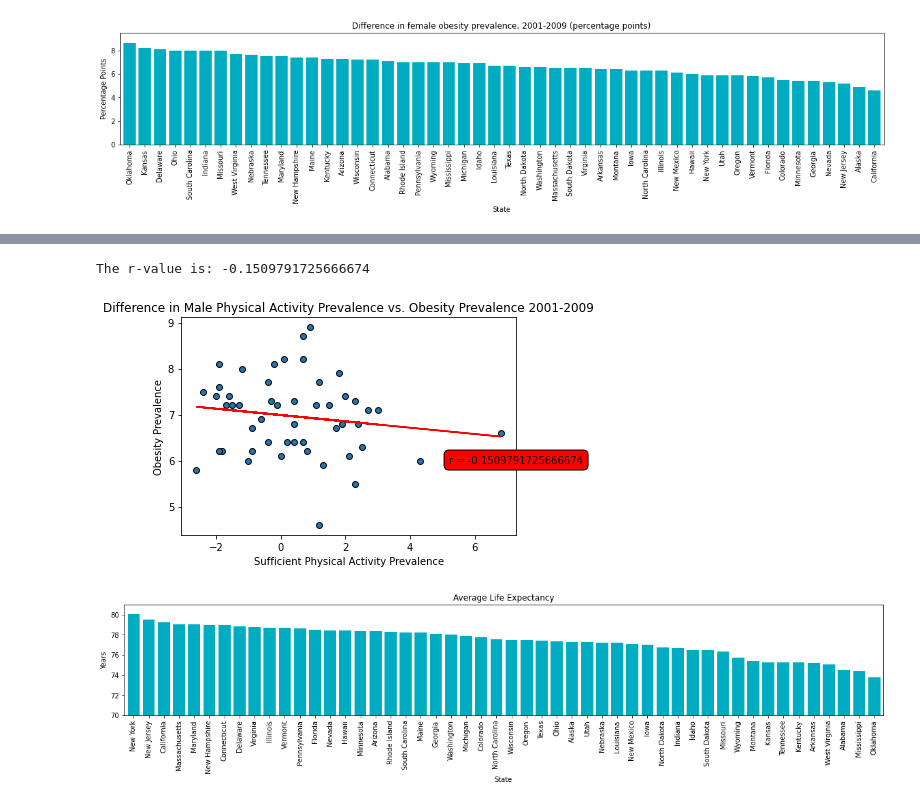
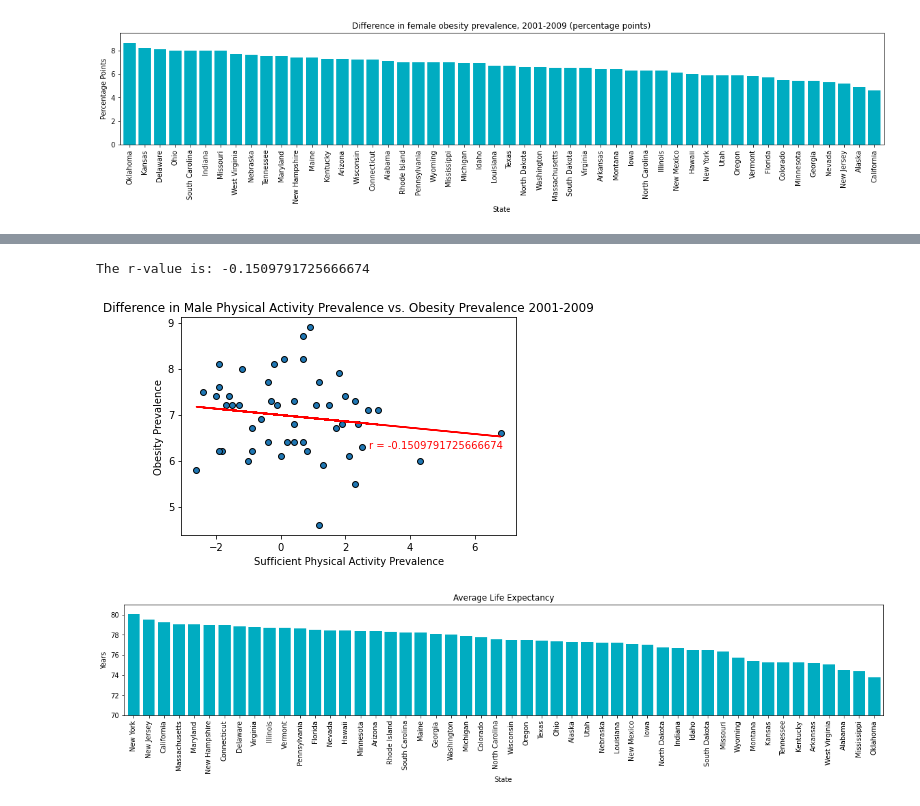
Before and after one commit to Mvillarreal88/State-of-Survival, a Jupyter notebook: Sandbox/Dillon/states-charts.ipynb, the cells around one changed output, grey strips where cells are left out. Saved outputs shown, nothing was run; the diff lists cells and outputs as text; code cells hidden in the pictures.

Commit message:
updated linregress charts

```diff
--- a/Sandbox/Dillon/states-charts.ipynb
+++ b/Sandbox/Dillon/states-charts.ipynb
@@ -224,36 +212,37 @@ Index(['Unnamed: 0', 'State',
 x_values = state_PA_df["Difference in male sufficient physical activity prevalence, 2001-2009 (percentage points)"]
 y_values = state_obes_df['Difference in male obesity prevalence, 2001-2009 (percentage points)']
 # linear regression
 (slope, intercept, rvalue, pvalue, stderr) = linregress(x_values, y_values)
 # variable for calculation of regression line
 regress_values = x_values * slope + intercept
 # variable for equation of slope intercept
 line_eq = "y = " + str(round(slope,2)) + "x + " + str(round(intercept,2))
 print(f"The r-value is: {rvalue}")
 # scatter plot of weight and average tumor volume
 plt.scatter(x_values,y_values, edgecolors='black',s=35)
 # plot the line of the slope intercept equation
 plt.plot(x_values,regress_values,"red")
 # style the box for the equation
 le_bbox = dict(boxstyle="round,pad=0.5", fc="r", ec="k", lw='1',)
 
 r_value = f'r = {rvalue}'
 # add the equation to the plot
 plt.annotate(r_value,
             xy=(0, 1.5),
             xycoords='axes fraction',
-            xytext=(0.8, .33),
-            bbox=le_bbox)
+            xytext=(0.56, .40),
+            fontsize=10,
+            color='red')
 # set the title and axis labels
 plt.xlabel('Sufficient Physical Activity Prevalence')
 plt.ylabel('Obesity Prevalence')
 plt.title('Difference in Male Physical Activity Prevalence vs. Obesity Prevalence 2001-2009')
 plt.savefig("output_data/Difference in Male Physical Activity Prevalence vs. Obesity Prevalence 2001-2009.png")
 
 plt.show()
 # %% [output]
 The r-value is: -0.1509791725666674
-[figure, old version]
+[figure, new version]
 # %%
 state_data_df = state_data_df.sort_values('Difference in female life expectancy, 1985-2010 (years)', ascending=False)
 
```
Also changed, not shown: parts of 1 cell of this notebook, 2 other files.
